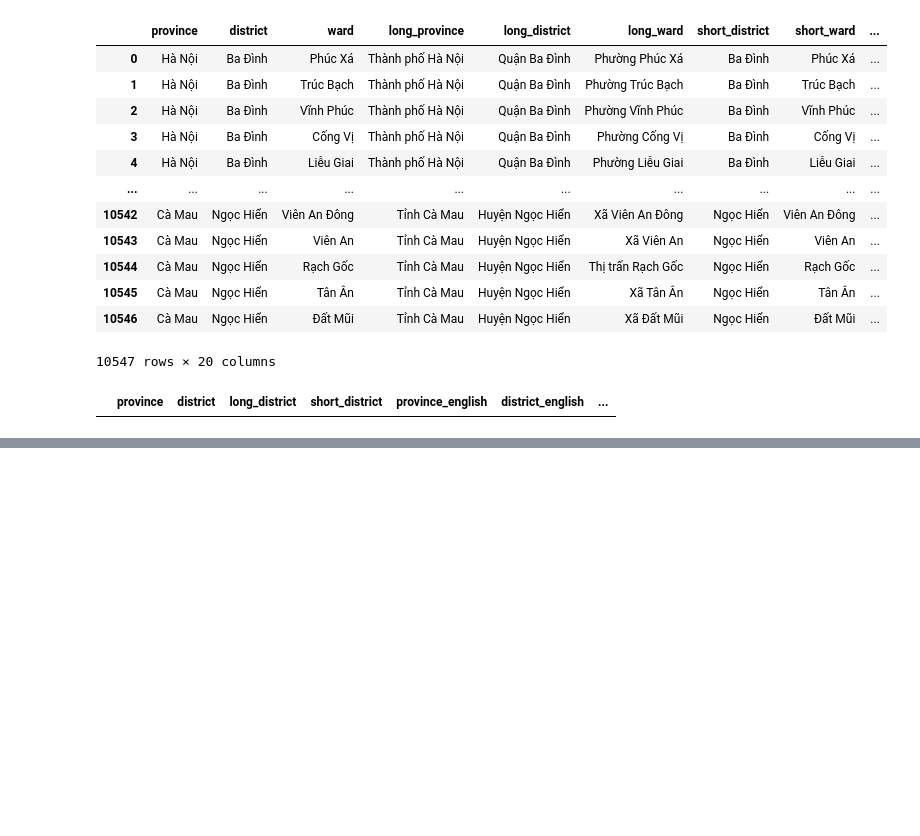
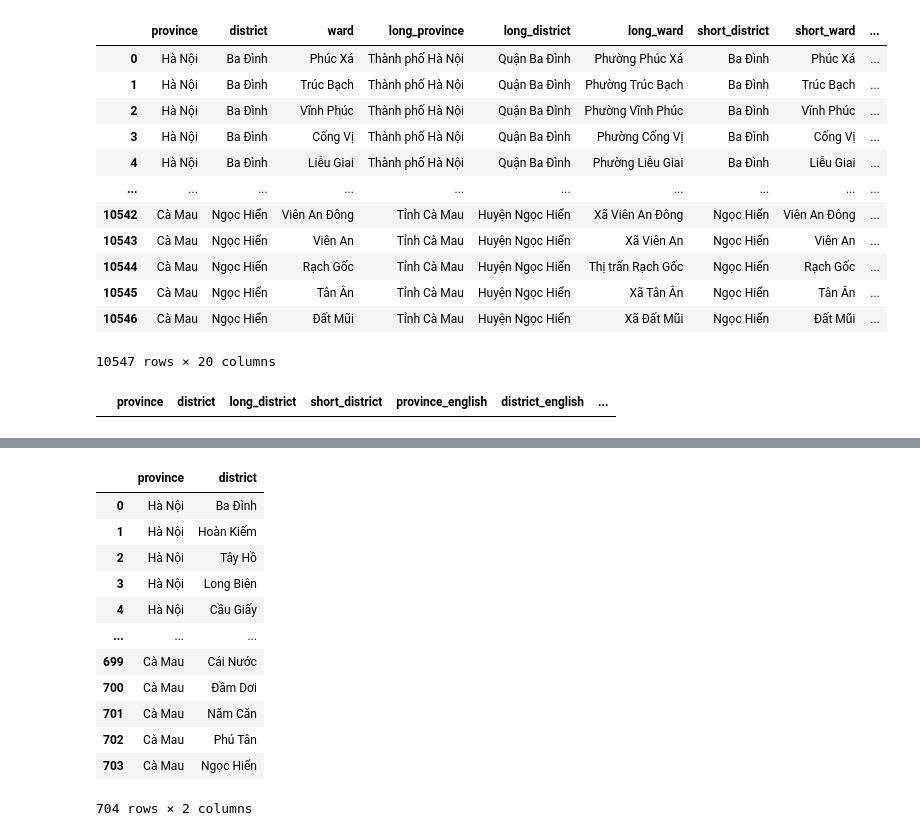
Before and after one commit to tranngocminhhieu/vietnam-administrative-units, a Jupyter notebook: notebook/build_dataset.ipynb, the cells around one changed output, grey strips where cells are left out. Cells and saved outputs as stored; diff of their text form; code cells hidden in the pictures; blank space fills up the shorter version.

Commit message:
Done datasets.py, add description

```diff
--- a/notebook/build_dataset.ipynb
+++ b/notebook/build_dataset.ipynb
@@ -463,0 +482,3 @@ df_map_2[df_map_2.check.isna()]
+# %%
+with sqlite3.connect('../vietadminunits/data/datasets.db') as con:
+    df_map.to_sql(name='vietadminunits', con=con, if_exists='replace', index=False)
@@ -463,0 +487,26 @@ df_map_2[df_map_2.check.isna()]
+# %%
+sql = f'''
+SELECT DISTINCT {fields} FROM vietadminunits
+'''
+# %%
+with sqlite3.connect('../vietadminunits/data/datasets.db') as con:
+    con.row_factory = sqlite3.Row
+    cursor = con.cursor()
+    result = cursor.execute(sql)
+    records = [dict(row) for row in result.fetchall()]
+# %%
+pd.DataFrame(records)
+# %% [output]
+|  | province | district |
+| 0 | Hà Nội | Ba Đình |
+| 1 | Hà Nội | Hoàn Kiếm |
+| 2 | Hà Nội | Tây Hồ |
+| 3 | Hà Nội | Long Biên |
+| 4 | Hà Nội | Cầu Giấy |
+| ... | ... | ... |
+| 699 | Cà Mau | Cái Nước |
+| 700 | Cà Mau | Đầm Dơi |
+| 701 | Cà Mau | Năm Căn |
+| 702 | Cà Mau | Phú Tân |
+| 703 | Cà Mau | Ngọc Hiển |
+704 rows × 2 columns
```
Also changed, not shown: parts of 3 cells of this notebook, 5 other files.
